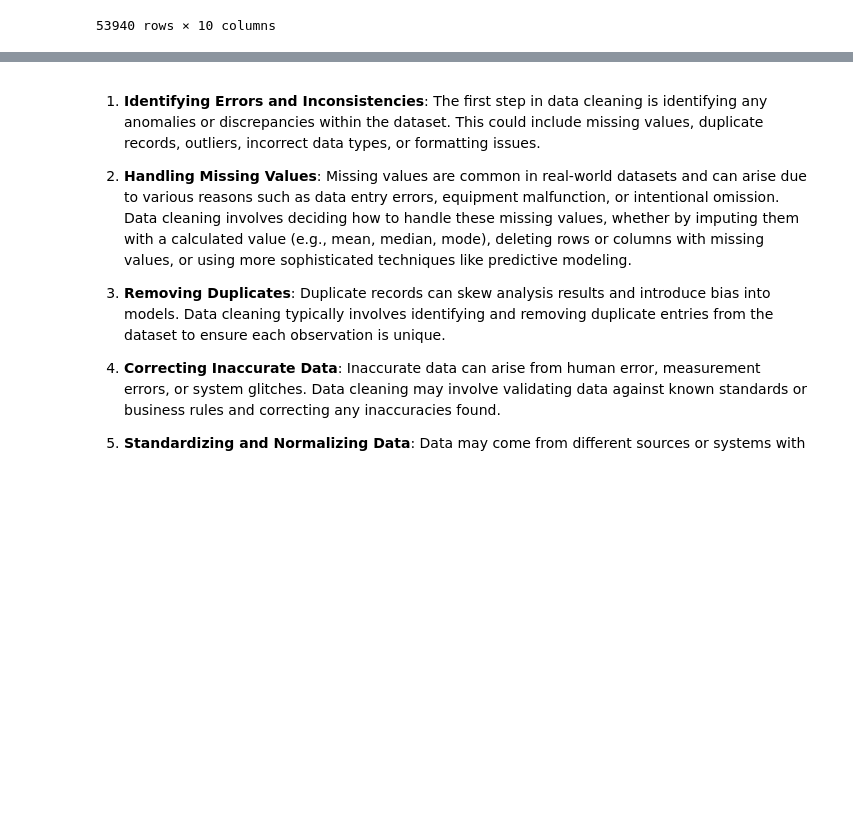
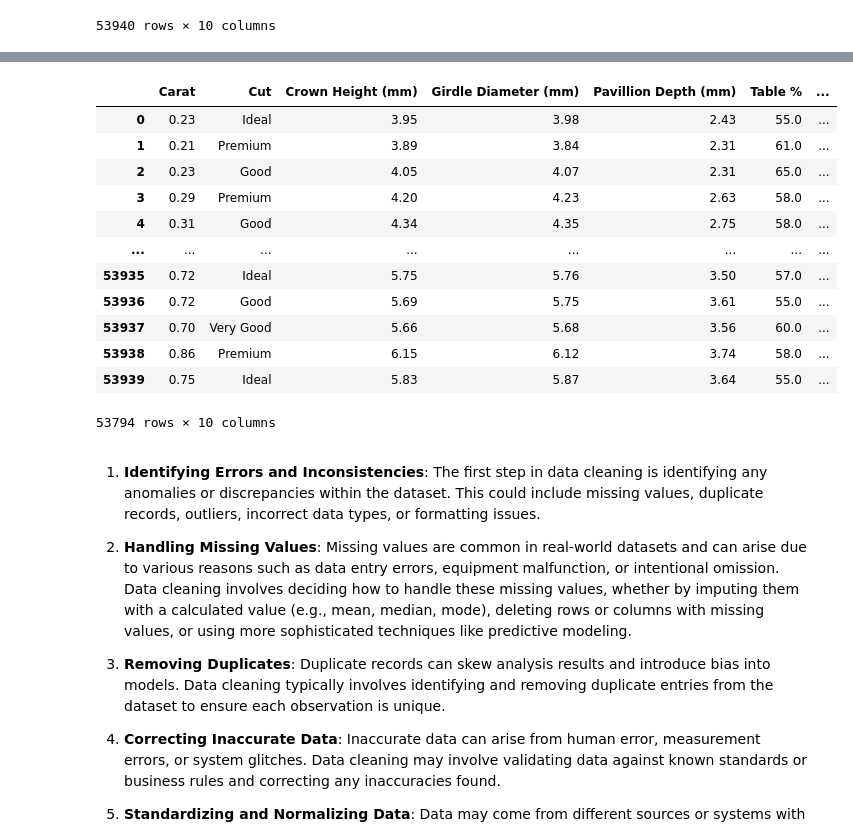
Before and after one commit to iacisme/diamonds, a Jupyter notebook: 01_Notebooks/01_01-Data_Mining.ipynb, the cells around one changed output, grey strips where cells are left out. Drawn from its saved outputs; the diff is of its cells as text; code cells hidden in the pictures; blank space fills up the shorter version.

```diff
--- a/01_Notebooks/01_01-Data_Mining.ipynb
+++ b/01_Notebooks/01_01-Data_Mining.ipynb
@@ -196,3 +423,37 @@ dimaonds_df
+# %%
+# Reordered columns list
+reorderedColumns_list = [
+    'Carat',
+    'Cut',
+    'Crown Height (mm)',
+    'Girdle Diameter (mm)',
+    'Pavillion Depth (mm)',
+    'Table %',
+    'Total Depth %',
+    'Clarity',
+    'Color',
+    'Price'
+]
+# %%
+# Create a new dataset, with reorganized columns
+diamondsNoDuplicates_df = diamondsNoDuplicates_df[reorderedColumns_list]
+
+# Inspect the new dataset
+diamondsNoDuplicates_df
+# %% [output]
+|  | Carat | Cut | Crown Height (mm) | Girdle Diameter (mm) | Pavillion Depth (mm) | Table % | ... |
+| 0 | 0.23 | Ideal | 3.95 | 3.98 | 2.43 | 55.0 | ... |
+| 1 | 0.21 | Premium | 3.89 | 3.84 | 2.31 | 61.0 | ... |
+| 2 | 0.23 | Good | 4.05 | 4.07 | 2.31 | 65.0 | ... |
+| 3 | 0.29 | Premium | 4.20 | 4.23 | 2.63 | 58.0 | ... |
+| 4 | 0.31 | Good | 4.34 | 4.35 | 2.75 | 58.0 | ... |
+| ... | ... | ... | ... | ... | ... | ... | ... |
+| 53935 | 0.72 | Ideal | 5.75 | 5.76 | 3.50 | 57.0 | ... |
+| 53936 | 0.72 | Good | 5.69 | 5.75 | 3.61 | 55.0 | ... |
+| 53937 | 0.70 | Very Good | 5.66 | 5.68 | 3.56 | 60.0 | ... |
+| 53938 | 0.86 | Premium | 6.15 | 6.12 | 3.74 | 58.0 | ... |
+| 53939 | 0.75 | Ideal | 5.83 | 5.87 | 3.64 | 55.0 | ... |
+53794 rows × 10 columns
 # %% [markdown]
 
 1. **Identifying Errors and Inconsistencies**: The first step in data cleaning is identifying any anomalies or discrepancies within the dataset. This could include missing values, duplicate records, outliers, incorrect data types, or formatting issues.
```
Also changed, not shown: parts of 28 cells of this notebook, 1 other file.
